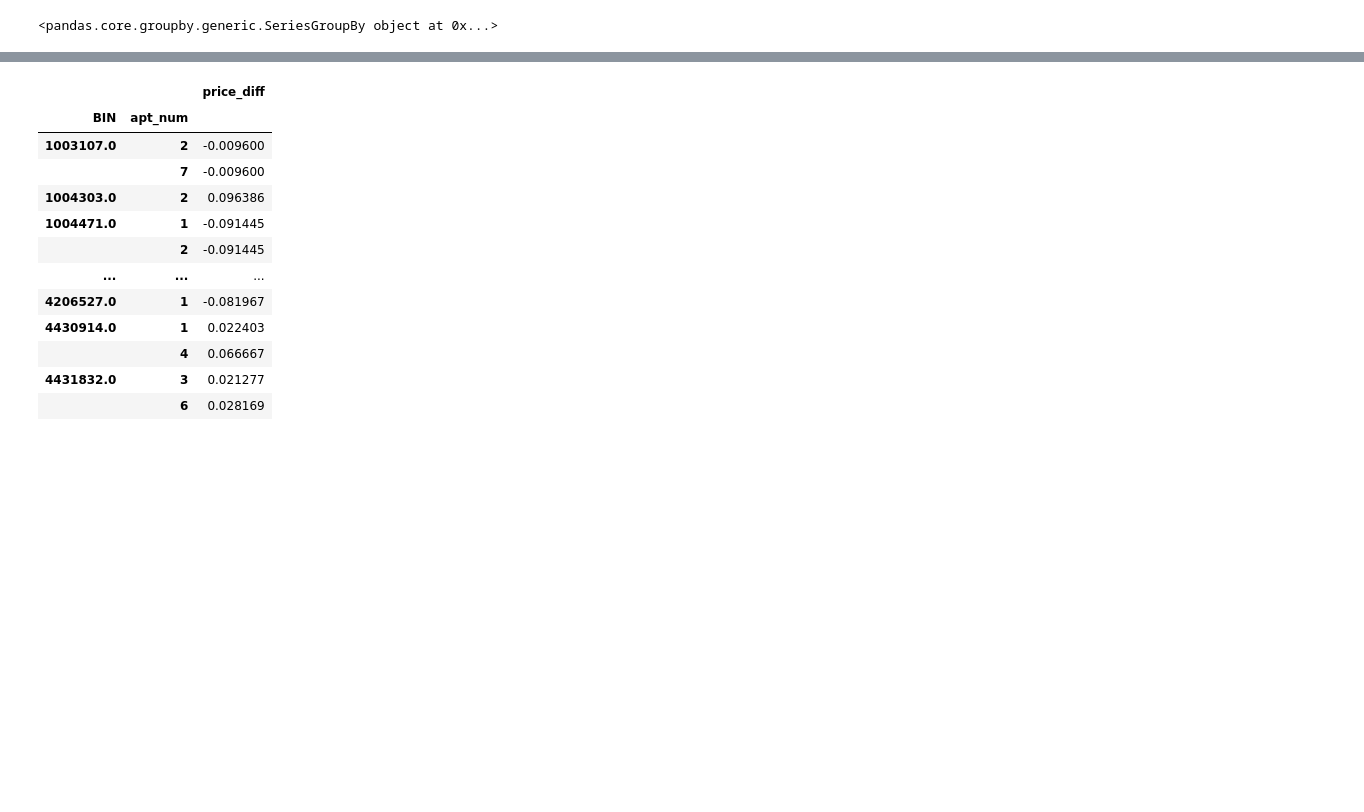
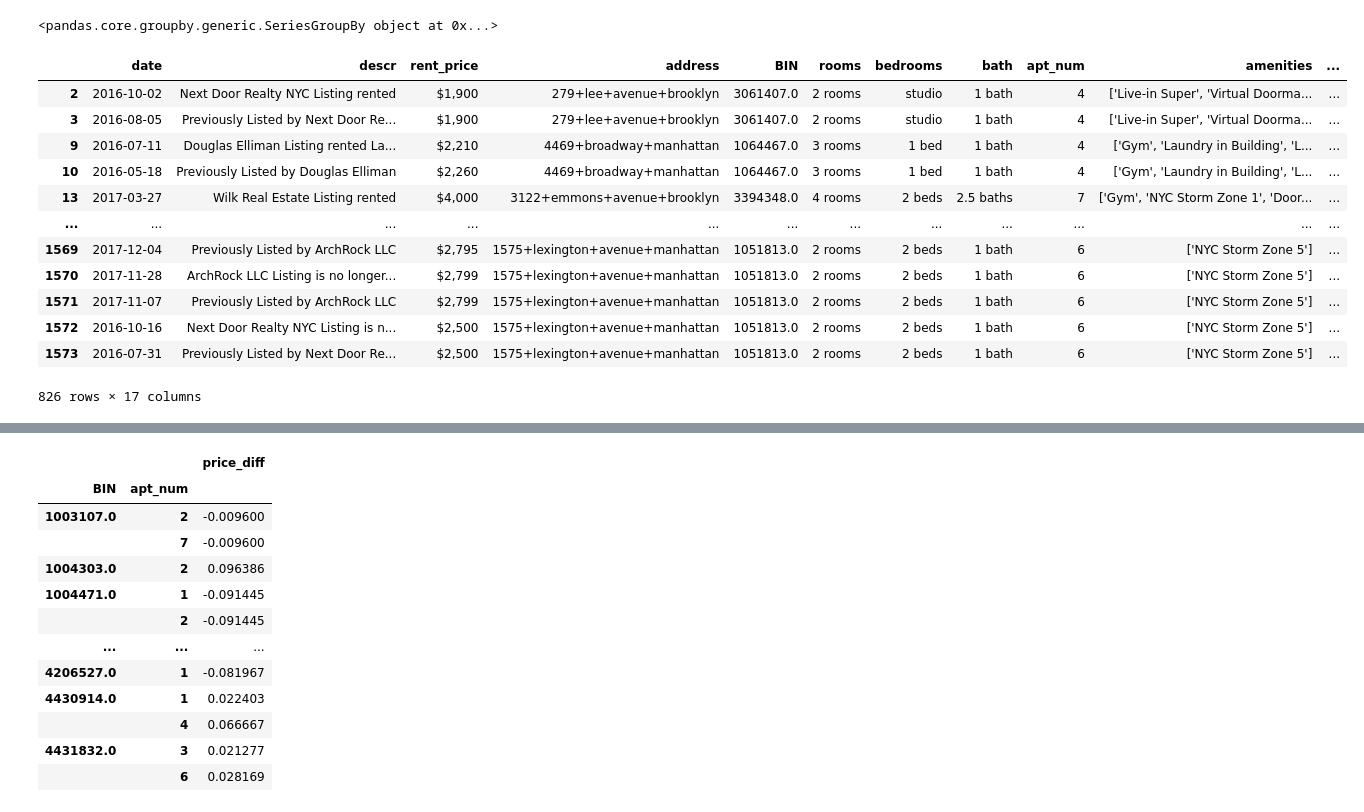
Before and after one commit to skaragou/6998_NYCRentProject, a Jupyter notebook: analysis_notebooks/data_analysis.ipynb, the cells around one changed output, grey strips where cells are left out. Saved outputs shown, nothing was run; the diff lists cells and outputs as text; code cells hidden in the pictures; blank space fills up the shorter version.

```diff
--- a/analysis_notebooks/data_analysis.ipynb
+++ b/analysis_notebooks/data_analysis.ipynb
@@ -167,3 +168,25 @@ apart_join.groupby(['BIN','apt_num'])["no_proximity_newdev"]
 apart_join["rent_price_cleaned"] = apart_join["rent_price"].apply(lambda x: int(x[1:6].replace(",","")))
 # %%
 apart_join.to_csv("../data/apartment_data_compiled.csv")
+# %%
+apart_join['max_date'] = apart_join[apart_join['year'] < 2018].groupby(['BIN','apt_num'])['date'].transform(max)
+# %%
+apart_join['ave_2019'] = apart_join[apart_join['year'] == 2019].groupby(['BIN','apt_num'])["rent_price_cleaned"].transform(np.mean)
+# %%
+prices_before = apart_join[~ np.isnat(apart_join['max_date'])]
+# %%
+prices_before['keep_row'] = prices_before['max_date'].apply(lambda x: 1 if x == prices_before[])
+# %% [output]
+|  | date | descr | rent_price | address | BIN | rooms | bedrooms | bath | apt_num | amenities | ... |
+| 2 | 2016-10-02 | Next Door Realty NYC Listing rented | $1,900 | 279+lee+avenue+brooklyn | 3061407.0 | 2 rooms | studio | 1 bath | 4 | ['Live-in Super', 'Virtual Doorma... | ... |
+| 3 | 2016-08-05 | Previously Listed by Next Door Re... | $1,900 | 279+lee+avenue+brooklyn | 3061407.0 | 2 rooms | studio | 1 bath | 4 | ['Live-in Super', 'Virtual Doorma... | ... |
+| 9 | 2016-07-11 | Douglas Elliman Listing rented La... | $2,210 | 4469+broadway+manhattan | 1064467.0 | 3 rooms | 1 bed | 1 bath | 4 | ['Gym', 'Laundry in Building', 'L... | ... |
+| 10 | 2016-05-18 | Previously Listed by Douglas Elliman | $2,260 | 4469+broadway+manhattan | 1064467.0 | 3 rooms | 1 bed | 1 bath | 4 | ['Gym', 'Laundry in Building', 'L... | ... |
+| 13 | 2017-03-27 | Wilk Real Estate Listing rented | $4,000 | 3122+emmons+avenue+brooklyn | 3394348.0 | 4 rooms | 2 beds | 2.5 baths | 7 | ['Gym', 'NYC Storm Zone 1', 'Door... | ... |
+| ... | ... | ... | ... | ... | ... | ... | ... | ... | ... | ... | ... |
+| 1569 | 2017-12-04 | Previously Listed by ArchRock LLC | $2,795 | 1575+lexington+avenue+manhattan | 1051813.0 | 2 rooms | 2 beds | 1 bath | 6 | ['NYC Storm Zone 5'] | ... |
+| 1570 | 2017-11-28 | ArchRock LLC Listing is no longer... | $2,799 | 1575+lexington+avenue+manhattan | 1051813.0 | 2 rooms | 2 beds | 1 bath | 6 | ['NYC Storm Zone 5'] | ... |
+| 1571 | 2017-11-07 | Previously Listed by ArchRock LLC | $2,799 | 1575+lexington+avenue+manhattan | 1051813.0 | 2 rooms | 2 beds | 1 bath | 6 | ['NYC Storm Zone 5'] | ... |
+| 1572 | 2016-10-16 | Next Door Realty NYC Listing is n... | $2,500 | 1575+lexington+avenue+manhattan | 1051813.0 | 2 rooms | 2 beds | 1 bath | 6 | ['NYC Storm Zone 5'] | ... |
+| 1573 | 2016-07-31 | Previously Listed by Next Door Re... | $2,500 | 1575+lexington+avenue+manhattan | 1051813.0 | 2 rooms | 2 beds | 1 bath | 6 | ['NYC Storm Zone 5'] | ... |
+826 rows × 17 columns
```
Also changed, not shown: parts of 18 cells of this notebook, 1 other file.
